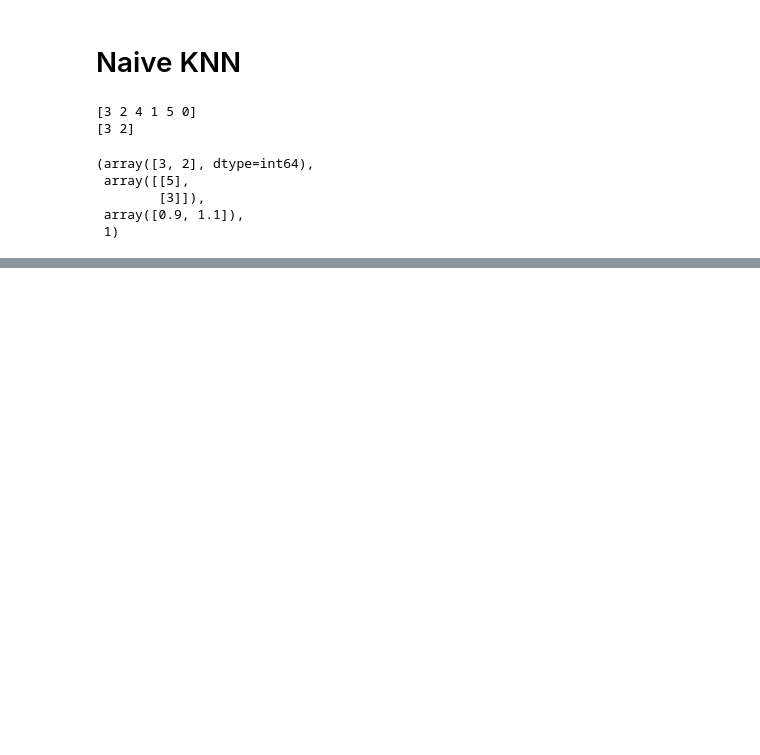
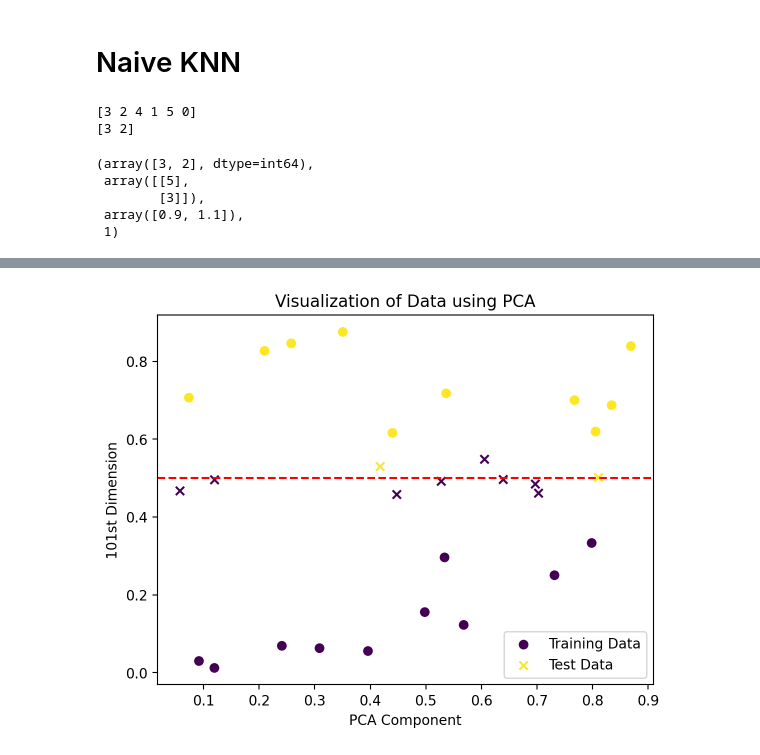
Before and after one commit to YYashraj/Assignment4-ES335-2024-sanity-descent, a Jupyter notebook: KNN.ipynb, the cells around one changed output, grey strips where cells are left out. Cells and saved outputs as stored; diff of their text form; code cells hidden in the pictures; blank space fills up the shorter version.

```diff
--- a/KNN.ipynb
+++ b/KNN.ipynb
@@ -147,0 +189,27 @@ naive_KNN(X, np.array([4.1]), 2, Y)
+# %%
+# Create the training data
+X_train = np.random.rand(20, 2)
+X_train[:, -1] = np.concatenate([np.random.uniform(0, 0.4, 10), np.random.uniform(0.6, 1, 10)])
+y_train = np.concatenate([np.ones(10), 2*np.ones(10)])
+
+# Create the test data
+X_test = np.random.rand(10, 2)
+X_test[:, -1] = np.random.uniform(0.45, 0.55, 10)
+
+# Perform kNN classification
+knn = KNeighborsClassifier(n_neighbors=3)
+knn.fit(X_train[:, :-1], y_train)  # Excluding the final dimension
+y_train_pred = knn.predict(X_train[:, :-1])  # Excluding the final dimension
+y_test_pred = knn.predict(X_test[:, :-1])  # Excluding the final dimension
+
+# Plot the data
+plt.scatter(X_train[:, 0], X_train[:, -1], c=y_train, cmap='viridis', marker='o', label='Training Data')
+plt.scatter(X_test[:, 0], X_test[:, -1], c=y_test_pred, cmap='viridis', marker='x', label='Test Data')
+plt.xlabel('PCA Component')
+plt.ylabel('101st Dimension')
+plt.title('Visualization of Data using PCA')
+plt.axhline(y=0.5, color='r', linestyle='--')
+plt.legend()
+plt.show()
+# %% [output]
+[figure, added]
```
Also changed, not shown: parts of 1 cell of this notebook.
